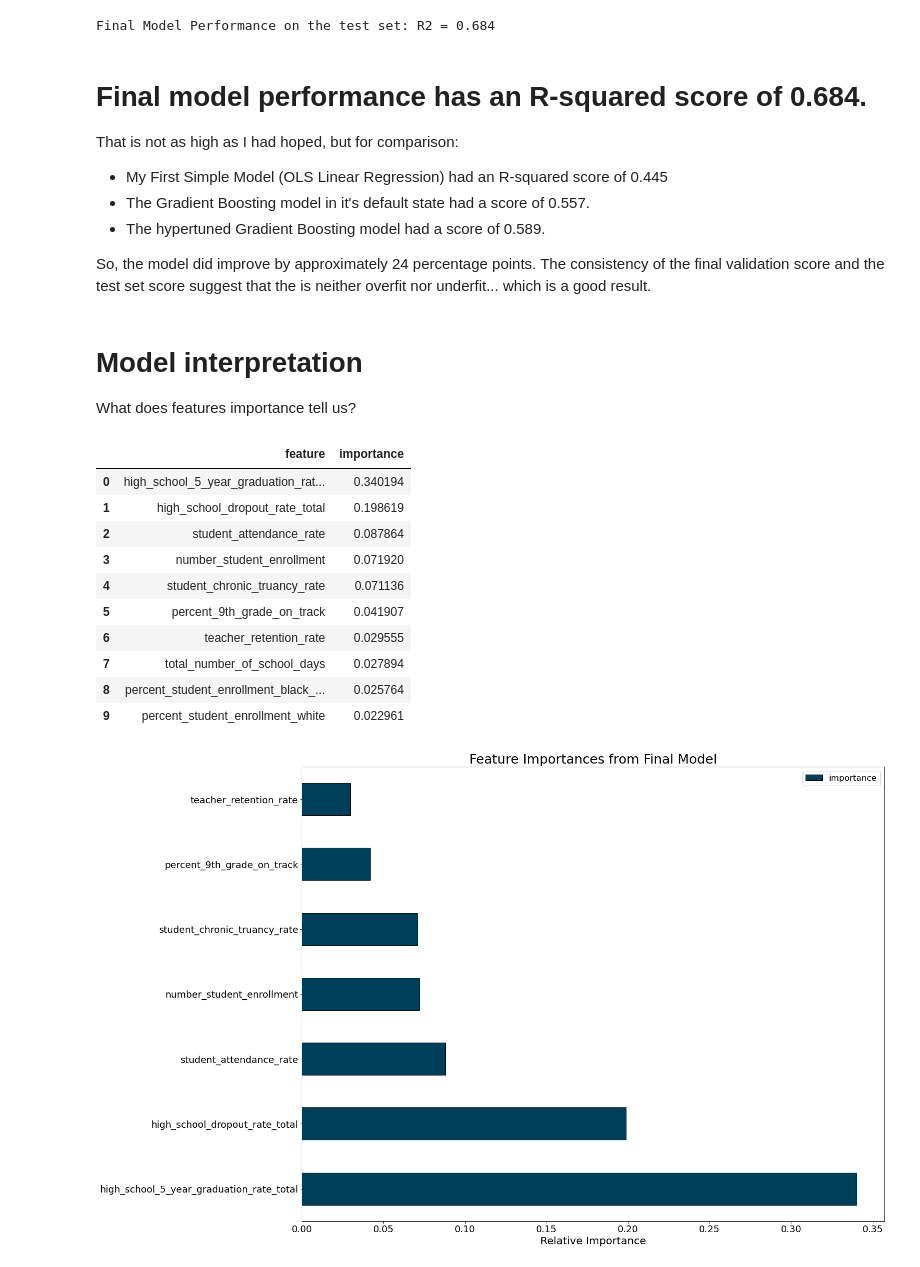
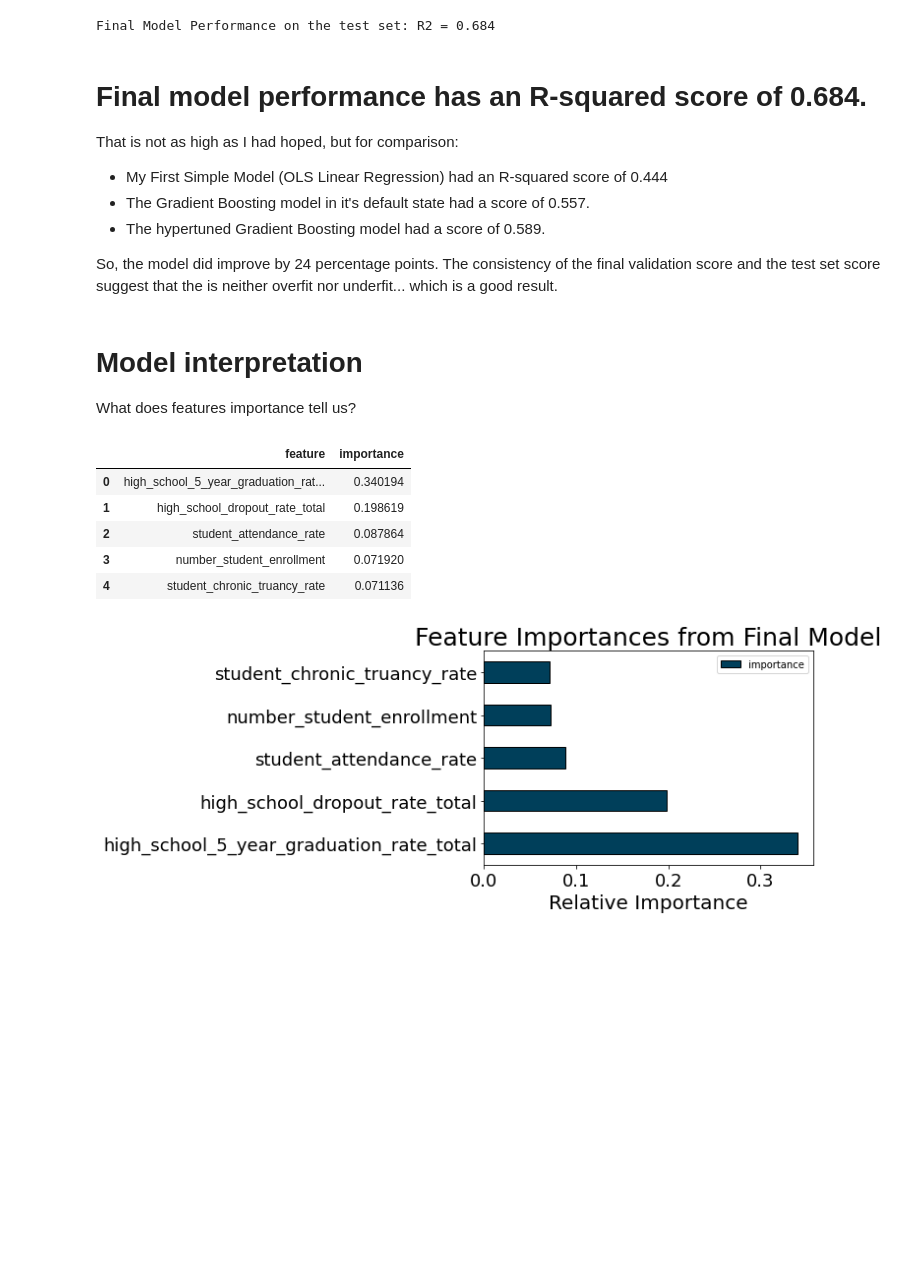
Before and after one commit to dannmorr/predicting-ibse-graduation-rate, a Jupyter notebook: notebooks/exploratory/02_models.ipynb, the cells around one changed output. Cells and saved outputs as stored; diff of their text form; code cells hidden in the pictures; blank space fills up the shorter version.

```diff
--- a/notebooks/exploratory/02_models.ipynb
+++ b/notebooks/exploratory/02_models.ipynb
@@ -436,11 +463,11 @@ Final Model Performance on the test set: R2 = 0.684
 # Final model performance has an R-squared score of 0.684.
 
 That is not as high as I had hoped, but for comparison:
-- My First Simple Model (OLS Linear Regression) had an R-squared score of 0.445
+- My First Simple Model (OLS Linear Regression) had an R-squared score of 0.444
 - The Gradient Boosting model in it's default state  had a score of 0.557.
 - The hypertuned Gradient Boosting model had a score of 0.589.
 
-So, the model did improve by approximately 24 percentage points.
+So, the model did improve by 24 percentage points.
 The consistency of the final validation score and the test set score suggest that the is neither overfit nor underfit... which is a good result.
 # %% [markdown]
 # Model interpretation
@@ -450,10 +477,10 @@ What does features importance tell us?
 feature_results = pd.DataFrame({'feature': list(X_train_all.columns),
                                 'importance': final_model.feature_importances_})
 
-# Show the top 10 most important
+# Show the top 5 most important
 feature_results = feature_results.sort_values('importance', ascending = False).reset_index(drop=True)
 
-feature_results.head(10)
+feature_results.head()
 # %% [output]
 |  | feature | importance |
 | 0 | high_school_5_year_graduation_rat... | 0.340194 |
@@ -461,21 +488,16 @@ feature_results.head(10)
 | 2 | student_attendance_rate | 0.087864 |
 | 3 | number_student_enrollment | 0.071920 |
 | 4 | student_chronic_truancy_rate | 0.071136 |
-| 5 | percent_9th_grade_on_track | 0.041907 |
-| 6 | teacher_retention_rate | 0.029555 |
-| 7 | total_number_of_school_days | 0.027894 |
-| 8 | percent_student_enrollment_black_... | 0.025764 |
-| 9 | percent_student_enrollment_white | 0.022961 |
 # %%
-# Plot the 5 most important features in a horizontal bar chart
-feature_results.loc[:6, :].plot(x = 'feature', y = 'importance',
+# Plot the  most important features in a horizontal bar chart
+feature_results.loc[:4, :].plot(x = 'feature', y = 'importance',
                                  edgecolor = 'k',
                                  kind='barh', color = '#003f5a');
 plt.xlabel('Relative Importance'); plt.ylabel('')
 plt.title('Feature Importances from Final Model')
 plt.savefig('../../reports/figures/feature_importance.png')
 plt.show();
 # %% [output]
-[figure, old version]
+[figure, new version]
 # %% [markdown]
 ##### Not surprisingly, 5-year graduation has the most importance, followed by droput rate.
```
Also changed, not shown: parts of 10 cells of this notebook, 6 other files.
